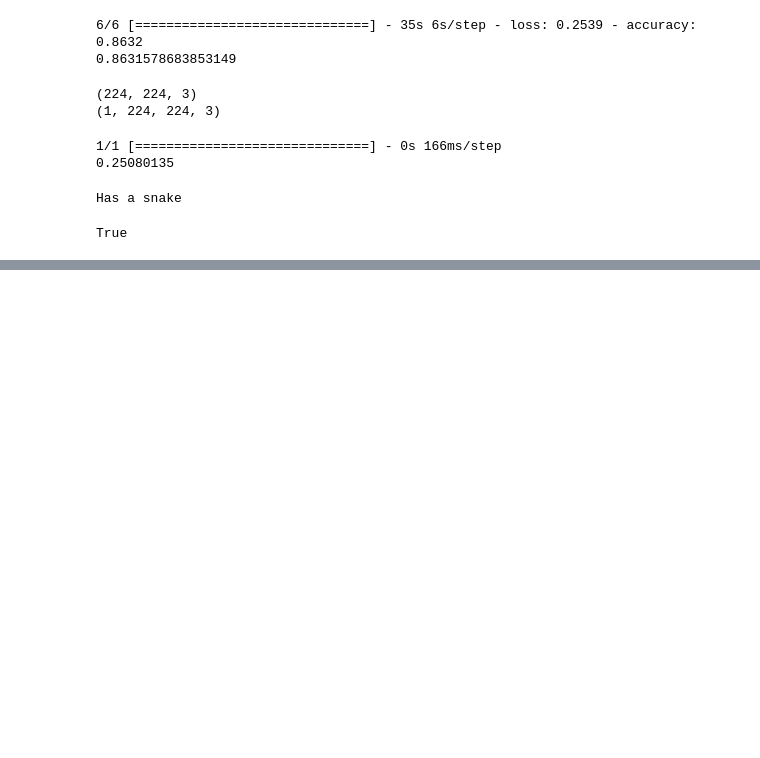
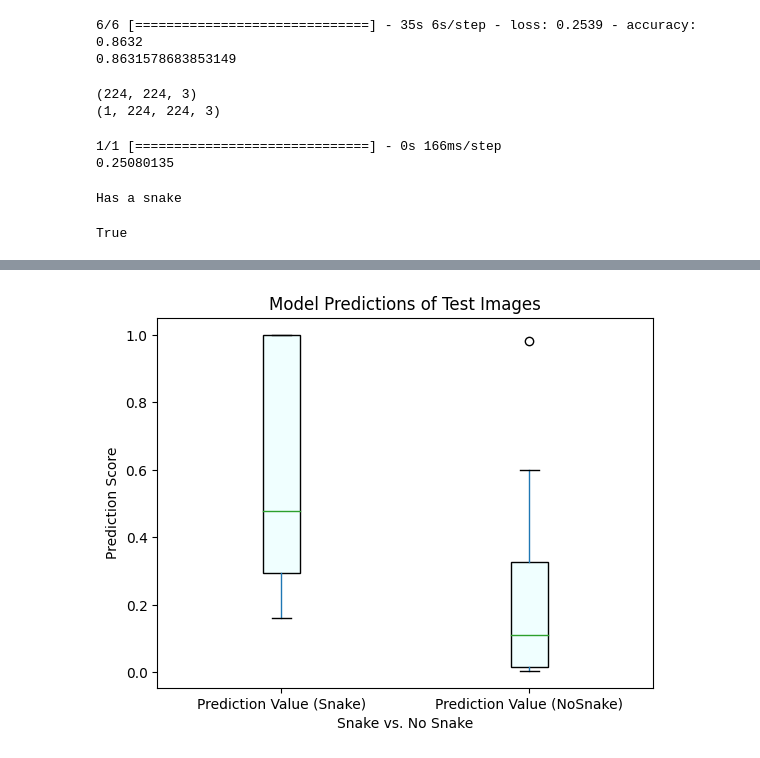
Before and after one commit to oliviaharman/SeniorResearch23, a Jupyter notebook: Full Snake.ipynb, the cells around one changed output, grey strips where cells are left out. Saved outputs shown, nothing was run; the diff lists cells and outputs as text; code cells hidden in the pictures; blank space fills up the shorter version.

```diff
--- a/Full Snake.ipynb
+++ b/Full Snake.ipynb
@@ -351,0 +414,6 @@ True
+# %%
+# I think we will have to split the data into two excel sheets!
+# First lets make one from the current data
+
+rec_pred_df = pd.read_excel("Recent Predictions.xlsx")
+print(rec_pred_df)
@@ -351,0 +438,8 @@ True
+# %%
+rec_pred_df.boxplot(column=['Prediction Value (Snake)', 'Prediction Value (NoSnake)'], grid=False, patch_artist=True, boxprops = dict(facecolor = "azure")),
+plt.title('Model Predictions of Test Images')
+plt.xlabel('Snake vs. No Snake')
+plt.ylabel('Prediction Score')
+plt.savefig('Recent_Prediction_plot.png')
+# %% [output]
+[figure, added]
```
Also changed, not shown: parts of 8 cells of this notebook.
